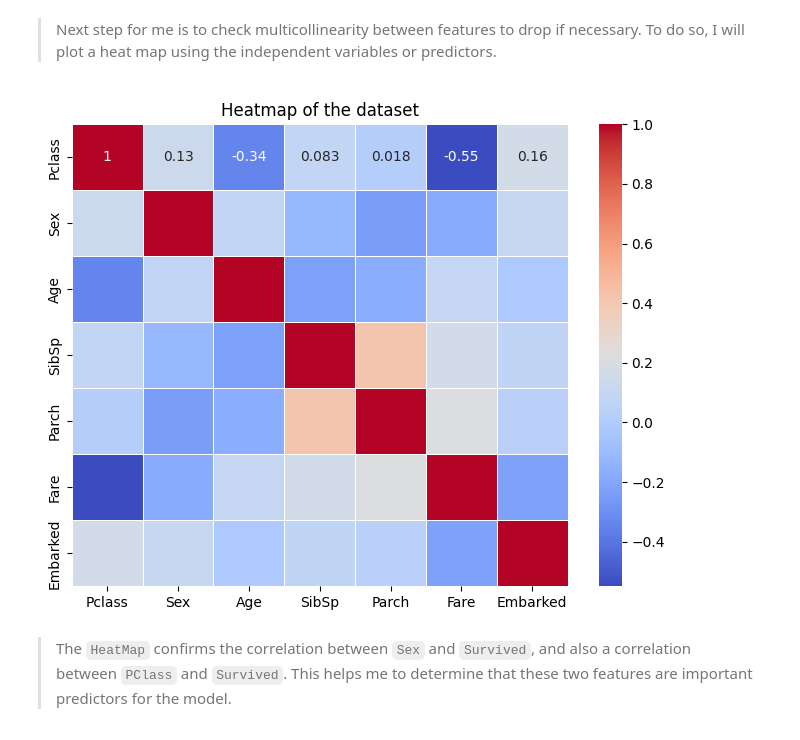
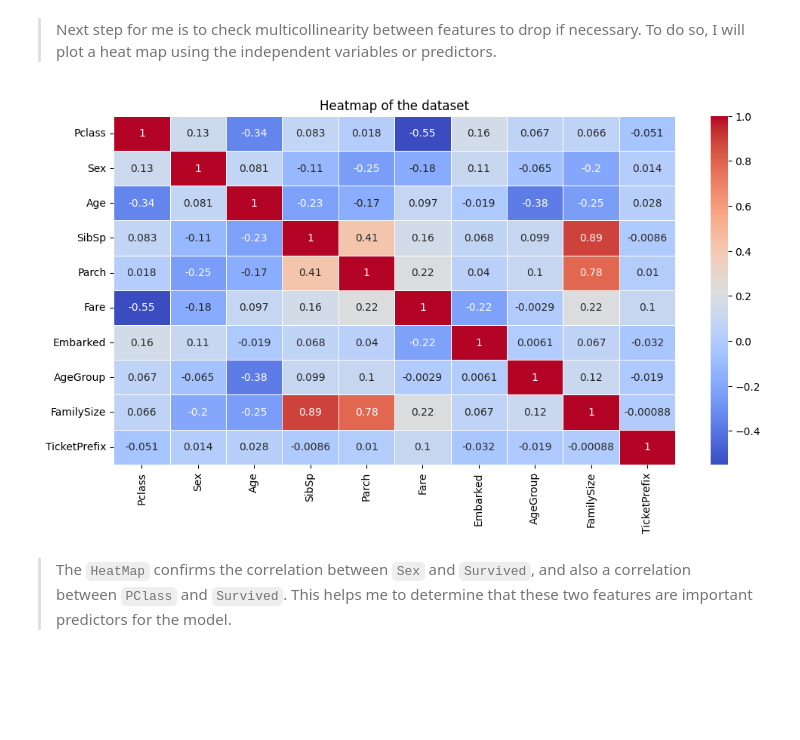
Before and after one commit to CarlosMEbratt/Titanic---Machine-Learning-from-Disaster, a Jupyter notebook: titanic.ipynb, the cells around one changed output. Cells and saved outputs as stored; diff of their text form; code cells hidden in the pictures; blank space fills up the shorter version.

```diff
--- a/titanic.ipynb
+++ b/titanic.ipynb
@@ -417,4 +374,11 @@ plt.show()
 # %%
 # Age by group
 df['AgeGroup'] = pd.cut(df['Age'], bins=[0, 2, 12, 19, 64, 100], labels=['Infants', 'Children', 'Teenagers', 'Adults', 'Seniors'])
+# %%
+# family size
+df['FamilySize'] = df['SibSp'] + df['Parch'] + 1
+# %%
+# Ticket Grouping: Consider extracting the prefix from the ticket number to create a new categorical feature.
+
+df['TicketPrefix'] = df['Ticket'].apply(lambda x: x.split(' ')[0].replace('.', '').replace('/', '').lower() if len(x.split(' ')) > 1 else 'None')
 # %%
@@ -433,0 +439,7 @@ df[['Name', 'Age', 'AgeGroup']].tail(10)
+# %%
+# Using LabelEncoder to encode the categorical columns
+le = LabelEncoder()
+df['Sex'] = le.fit_transform(df['Sex'])
+df['Embarked'] = le.fit_transform(df['Embarked'])
+df['AgeGroup'] = le.fit_transform(df['AgeGroup'])
+df['TicketPrefix'] = le.fit_transform(df['TicketPrefix'])
@@ -496,7 +526,7 @@ memory usage: 70.8+ KB
 > The Target variable will be:
 * `Survived`
 # %%
-x = df.drop(['PassengerId', 'Name', 'Ticket', 'AgeGroup', 'Survived'], axis=1)
+x = df.drop(['PassengerId', 'Name', 'Ticket', 'Survived',], axis=1)
 y = df['Survived']
 # %% [markdown]
 #### 6. Create Heatmap
@@ -504,12 +534,12 @@ y = df['Survived']
 > Next step for me is to check multicollinearity between features to drop if necessary. To do so, I will plot a heat map using the independent variables or predictors.
 # %%
 # Heatmap of the dataset
-plt.figure(figsize=(8, 6))
+plt.figure(figsize=(12, 6))
 sns.heatmap(x.corr(), annot=True, cmap='coolwarm', linewidth=.5)
 plt.title('Heatmap of the dataset')
 plt.show()
 # %% [output]
-[figure, old version]
+[figure, new version]
 # %% [markdown]
 > The `HeatMap` confirms the correlation between `Sex` and `Survived`, and also a correlation between `PClass` and `Survived`. This helps me to determine that these two features are important predictors for the model.
 # %% [markdown]
```
Also changed, not shown: parts of 42 cells of this notebook, 32 other files.
